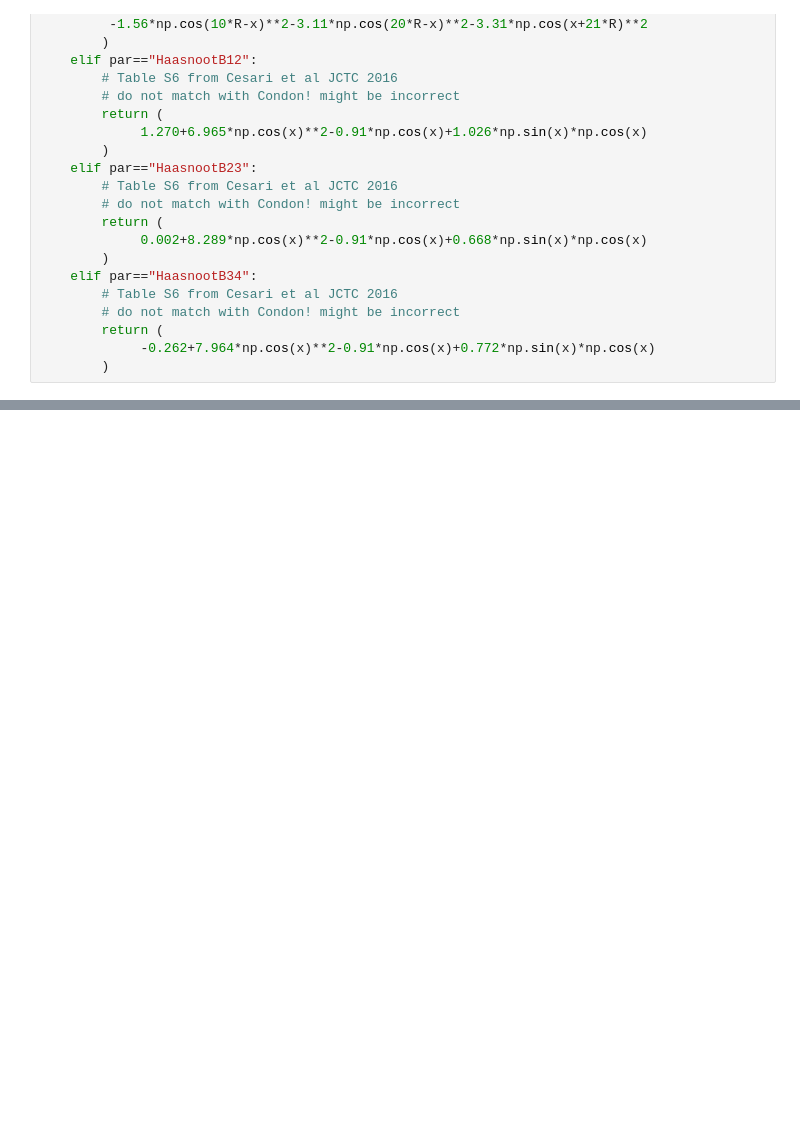
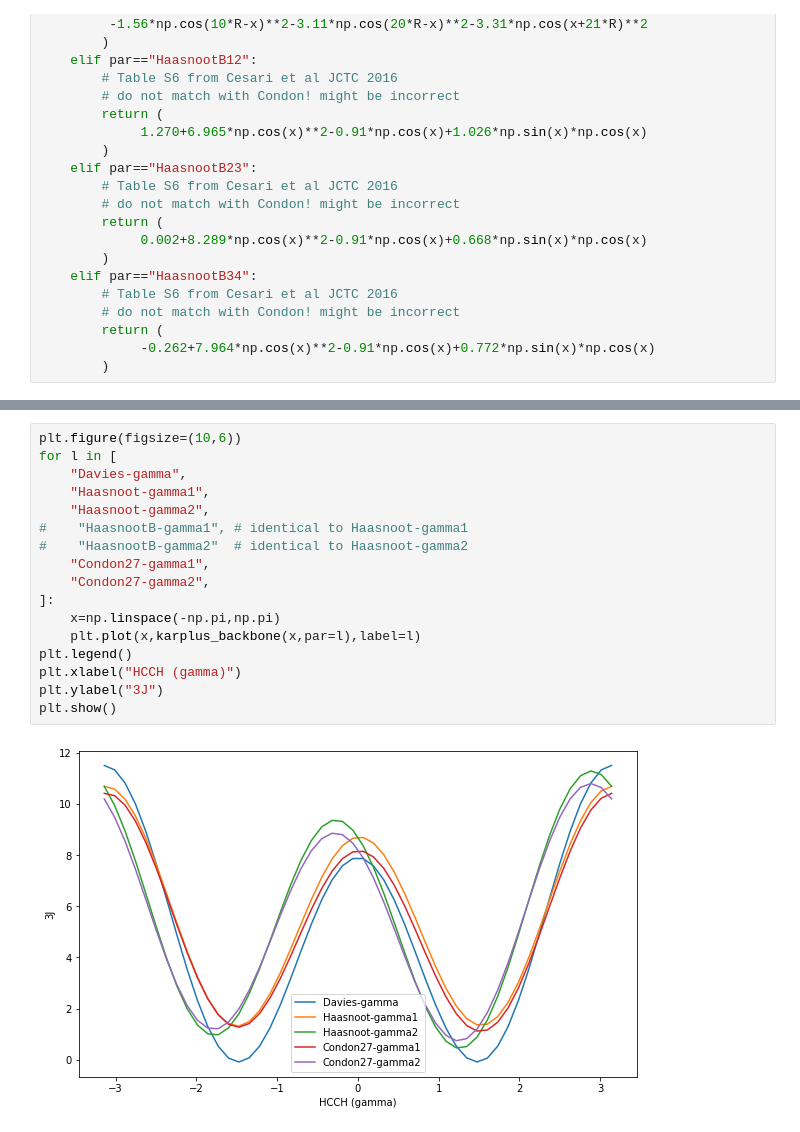
Before and after one commit to bussilab/karplus-equations, a Jupyter notebook: Karplus-Equations.ipynb, the cells around one changed output, grey strips where cells are left out. Drawn from its saved outputs; the diff is of its cells as text; blank space fills up the shorter version.

```diff
--- a/Karplus-Equations.ipynb
+++ b/Karplus-Equations.ipynb
@@ -100,0 +225,19 @@ plt.show()
+# %%
+plt.figure(figsize=(10,6))
+for l in [
+    "Davies-gamma",
+    "Haasnoot-gamma1",
+    "Haasnoot-gamma2",
+#    "HaasnootB-gamma1", # identical to Haasnoot-gamma1
+#    "HaasnootB-gamma2"  # identical to Haasnoot-gamma2
+    "Condon27-gamma1",
+    "Condon27-gamma2",
+]:
+    x=np.linspace(-np.pi,np.pi)
+    plt.plot(x,karplus_backbone(x,par=l),label=l)
+plt.legend()
+plt.xlabel("HCCH (gamma)")
+plt.ylabel("3J")
+plt.show()
+# %% [output]
+[figure, added]
```
Also changed, not shown: parts of 4 cells of this notebook.
